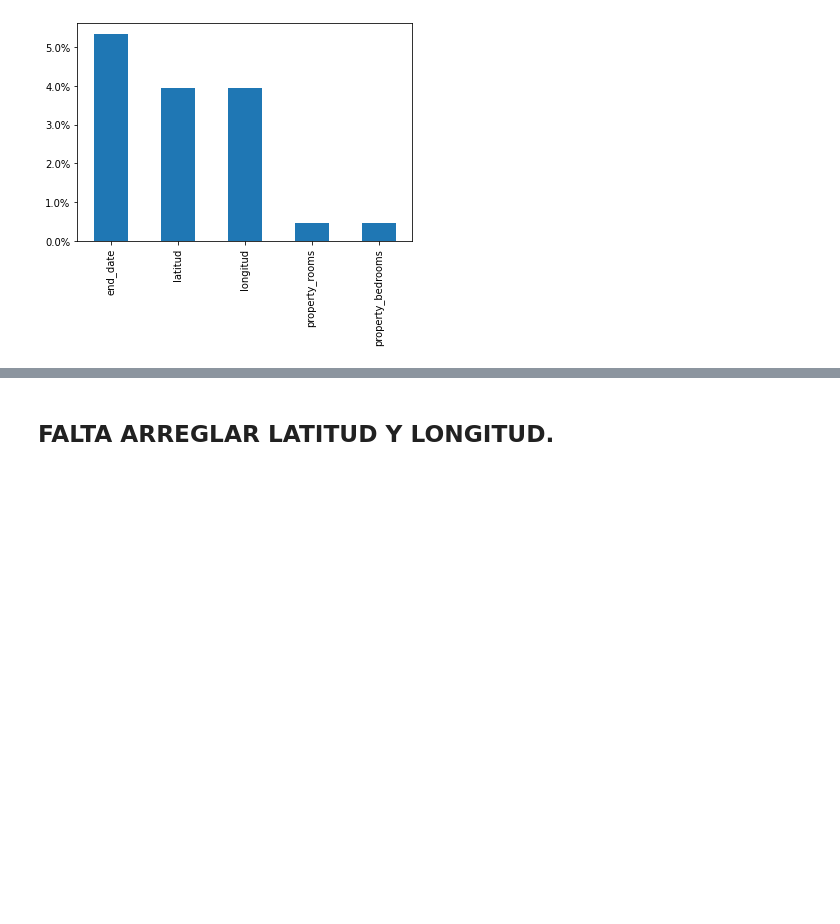
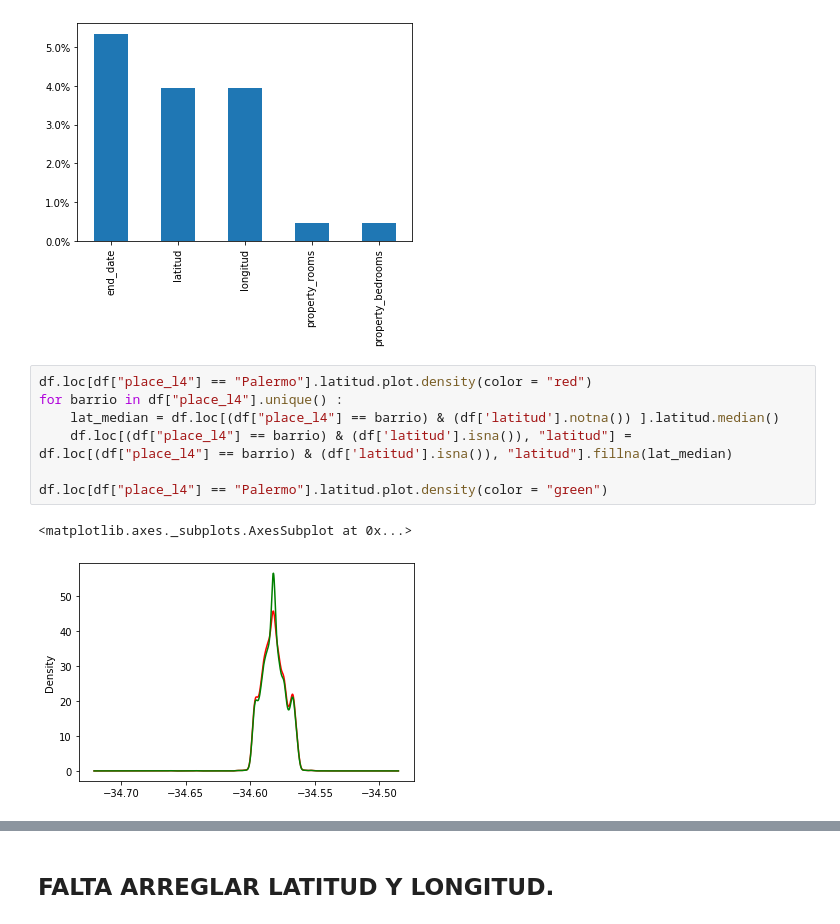
Before and after one commit to valencorrea/7506R-2C2022-GRUPO14, a Jupyter notebook: 7506R_TP1_GRUPO14_ENTREGA_ds.ipynb, the cells around one changed output, grey strips where cells are left out. Drawn from its saved outputs; the diff is of its cells as text; blank space fills up the shorter version.

```diff
--- a/7506R_TP1_GRUPO14_ENTREGA_ds.ipynb
+++ b/7506R_TP1_GRUPO14_ENTREGA_ds.ipynb
@@ -366,3 +368,13 @@ ax.yaxis.set_major_formatter(PercentFormatter())
 # %% [output]
 <matplotlib.axes._subplots.AxesSubplot at 0x...>
 [figure]
+# %%
+df.loc[df["place_l4"] == "Palermo"].latitud.plot.density(color = "red")
+for barrio in df["place_l4"].unique() :
+    lat_median = df.loc[(df["place_l4"] == barrio) & (df['latitud'].notna()) ].latitud.median()
+    df.loc[(df["place_l4"] == barrio) & (df['latitud'].isna()), "latitud"] = df.loc[(df["place_l4"] == barrio) & (df['latitud'].isna()), "latitud"].fillna(lat_median)
+
+df.loc[df["place_l4"] == "Palermo"].latitud.plot.density(color = "green")
+# %% [output]
+<matplotlib.axes._subplots.AxesSubplot at 0x...>
+[figure, added]
```
Also changed, not shown: parts of 68 cells of this notebook.
